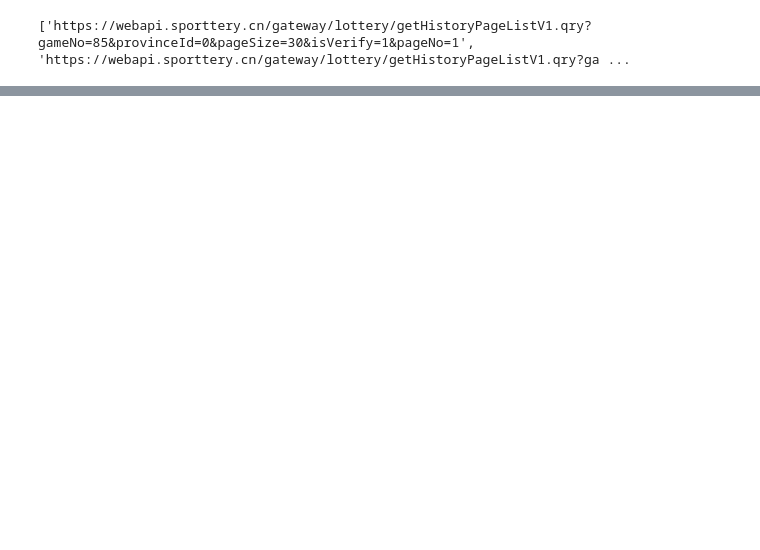
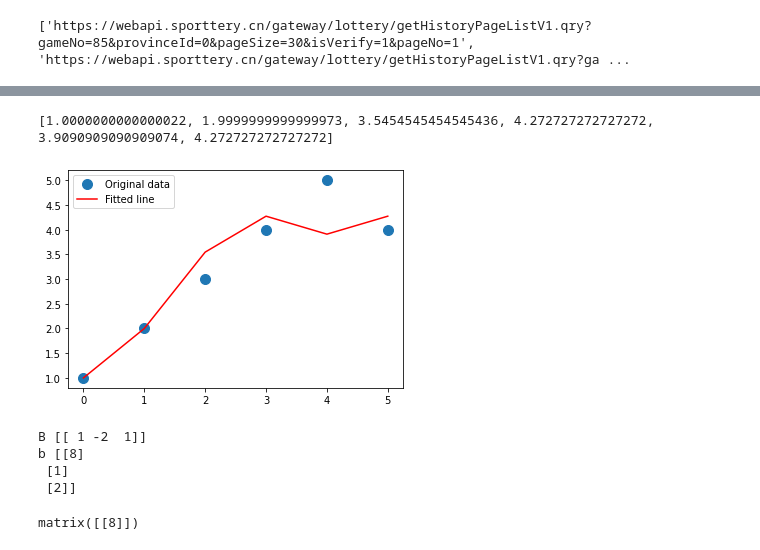
Before and after one commit to YCICI/Algorithm_Learning, a Jupyter notebook: Basiccommands/四/test.ipynb, the cells around one changed output, grey strips where cells are left out. Saved outputs shown, nothing was run; the diff lists cells and outputs as text; code cells hidden in the pictures; blank space fills up the shorter version.

```diff
--- a/Basiccommands/四/test.ipynb
+++ b/Basiccommands/四/test.ipynb
@@ -95,0 +147,16 @@ red_df.value_counts
+# %%
+## 多变量自定义函数拟合
+from math import log, exp
+
+import numpy
+import pandas as pd
+from numpy import double
+import numpy as np
+import matplotlib.pyplot as plt
+
+B = np.array([[1,1,1,1,1,1],[1,2,3,4,2,6],[1,2,3,4,5,3],[1,2,3,4,5,1],[1,2,3,4,5,2],[1,2,3,4,5,1]])
+b = np.array([1,2,3,4,5,4])
+# x = np.linalg.solve(B,b)
+# b = B x
+x = np.linalg.lstsq(B, b)
+print(x)
@@ -95,0 +168,30 @@ red_df.value_counts
+# %%
+price = [i for i in range(len(B))]
+
+predic = [np.dot(x[0], B[i]) for i in range(len(B))]
+# print(predic)
+true = b
+
+import matplotlib.pyplot as plt
+plt.plot(price, true, 'o', label='Original data', markersize=10)
+plt.plot(price, predic, 'r', label='Fitted line')
+plt.legend()
+plt.show()
+# %% [output]
+[1.0000000000000022, 1.9999999999999973, 3.5454545454545436, 4.272727272727272, 3.9090909090909074, 4.272727272727272]
+[figure, added]
+# %%
+B = np.mat("1 -2 1")
+b = np.array([[8],[1],[2]])
+
+print("B", B)
+print("b", b)
+
+
+np.dot(B , b)
+# %% [output]
+B [[ 1 -2  1]]
+b [[8]
+ [1]
+ [2]]
+matrix([[8]])
```
Also changed, not shown: parts of 16 cells of this notebook, 4 other files.
